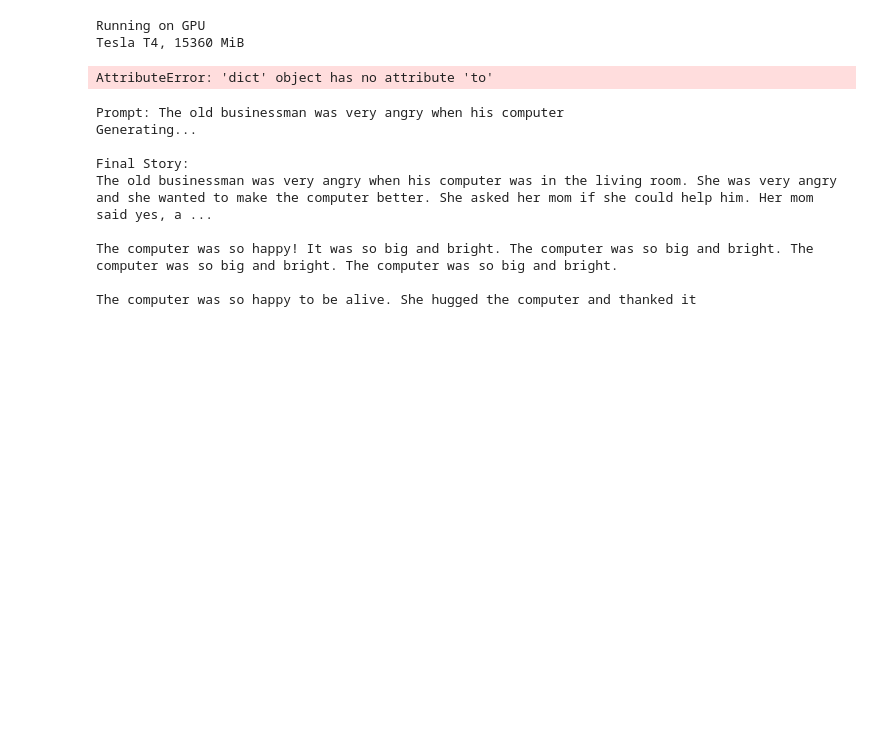
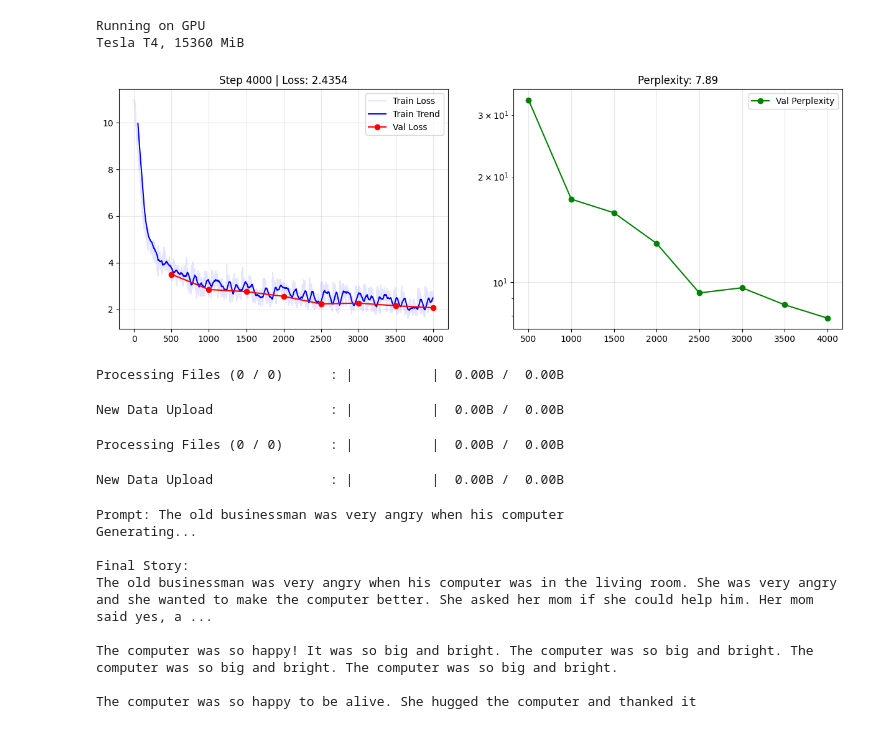
Before and after one commit to DennixAI/Papers-in-code, a Jupyter notebook: Gemma/colab_script.ipynb, the cells around one changed output. Cells and saved outputs as stored; diff of their text form; code cells hidden in the pictures; blank space fills up the shorter version.

Commit message:
fix dictionary bug + add metrics upload code + GPU warning

```diff
--- a/Gemma/colab_script.ipynb
+++ b/Gemma/colab_script.ipynb
@@ -284,17 +284,20 @@ def train():
     device = "cuda"
     torch.cuda.empty_cache()
 
+    # --- CONFIG & MODEL ---
     config = GemmaZeroConfig()
     model = GemmaZeroModel(config).to(device)
     model.gradient_checkpointing_enable()
 
+    # --- FILE SETUP ---
     FULL_CHECKPOINT_NAME = "full_checkpoint.pth"
     LIGHT_WEIGHTS_NAME = "pytorch_model.bin"
     LOSS_FILE = "loss.txt"
+    METRICS_FILE = "metrics.csv"
 
+    # --- HYPERPARAMS ---
     optimizer = bnb.optim.AdamW8bit(model.parameters(), lr=6e-4, weight_decay=0.01)
     scaler = GradScaler()
-
     BATCH_SIZE = 8
     ACCUM_STEPS = 4
     SEQ_LEN = 1024
@@ -302,14 +305,22 @@ def train():
 
     scheduler = get_cosine_schedule_with_warmup(optimizer, 100, TOTAL_STEPS // ACCUM_STEPS)
 
+    # --- TRACKERS ---
     start_step = 0
     loss_history = []
     val_loss_history = []
     val_ppl_history = []
     val_steps = []
 
+    # --- TOKENIZER SETUP ---
+    tokenizer = AutoTokenizer.from_pretrained("gpt2")
+    tokenizer.pad_token = tokenizer.eos_token
+    pad_token_id = tokenizer.eos_token_id
+
+    # --- RESUME LOGIC ---
     if not os.path.exists(FULL_CHECKPOINT_NAME) and HF_TOKEN and HF_TOKEN != "hf_...":
         try:
+            print(f"🔍 Checking HF for resume checkpoint...")
             checkpoint_path = hf_hub_download(repo_id=REPO_NAME, filename="latest_full_checkpoint.pth", token=HF_TOKEN)
             import shutil
             shutil.copy(checkpoint_path, FULL_CHECKPOINT_NAME)
@@ -317,12 +328,9 @@ def train():
 
     if os.path.exists(FULL_CHECKPOINT_NAME):
         checkpoint = torch.load(FULL_CHECKPOINT_NAME, map_location=device)
-
         state_dict = checkpoint['model_state_dict']
         new_state_dict = {k.replace("_orig_mod.", ""): v for k, v in state_dict.items()}
-
         model.load_state_dict(new_state_dict)
-
         optimizer.load_state_dict(checkpoint['optimizer_state_dict'])
         scheduler.load_state_dict(checkpoint['scheduler_state_dict'])
         scaler.load_state_dict(checkpoint['scaler_state_dict'])
@@ -333,17 +341,21 @@ def train():
         val_steps = checkpoint.get('val_steps', [])
         print(f"✅ Resumed at Step {start_step}")
 
-    # Temporary fix
-    #try: model = torch.compile(model)
-    #except: pass
+    # (torch.compile is disabled for T4 stability)
+    # try: model = torch.compile(model)
+    # except: pass
 
+    # --- DATALOADERS ---
+    # Training loader uses your custom TinyStoriesDataset class
     train_loader = DataLoader(TinyStoriesDataset(SEQ_LEN), batch_size=BATCH_SIZE)
+    data_iter = iter(train_loader)
+
+    # Validation uses raw streaming dataset
     val_ds = load_dataset("roneneldan/TinyStories", split="validation", streaming=True)
     val_loader = DataLoader(val_ds, batch_size=BATCH_SIZE)
 
-    data_iter = iter(train_loader)
-    pad_token_id = 50256
     model.train()
+    print("🚀 Training starting now...")
 
     for step in range(start_step, TOTAL_STEPS):
         try: inputs = next(data_iter).to(device)
@@ -352,7 +364,7 @@ def train():
         labels = inputs.clone()
         labels[labels == pad_token_id] = -100
 
-        # --- CRITICAL FIX: CHANGED TO float16 (T4 Support) ---
+        # float16 is required for T4 GPU
         with autocast(device_type='cuda', dtype=torch.float16):
             logits = model(inputs)
             loss = F.cross_entropy(logits[..., :-1, :].contiguous().view(-1, config.vocab_size), labels[..., 1:].contiguous().view(-1), ignore_index=-100)
@@ -370,70 +382,86 @@ def train():
             scheduler.step()
             optimizer.zero_grad(set_to_none=True)
 
-            # Validation and Plotting
+            # --- VALIDATION AND PLOTTING ---
             if (step + 1) % 500 == 0:
                 model.eval()
                 v_losses = []
                 v_iter = iter(val_loader)
-                for _ in range(10): # Run 10 batches for validation
+                for _ in range(10): # Evaluate on 10 batches
                     try:
-                        v_in = next(v_iter).to(device)
+                        raw_batch = next(v_iter)
+                        # TOKENIZE the dictionary text into tensors
+                        tokens = tokenizer(raw_batch['text'], max_length=SEQ_LEN, padding="max_length", truncation=True, return_tensors="pt")
+                        v_in = tokens.input_ids.to(device)
+
                         v_lab = v_in.clone()
                         v_lab[v_lab == pad_token_id] = -100
-                        with torch.no_grad(), autocast(device_type='cuda', dtype=torch.float16): # switch to float16
+                        with torch.no_grad(), autocast(device_type='cuda', dtype=torch.float16):
                             v_logits = model(v_in)
                             v_loss = F.cross_entropy(v_logits[..., :-1, :].contiguous().view(-1, config.vocab_size), v_lab[..., 1:].contiguous().view(-1), ignore_index=-100)
                             v_losses.append(v_loss.item())
                     except StopIteration: break
 
-                avg_v_loss = sum(v_losses)/len(v_losses)
-                val_loss_history.append(avg_v_loss)
-                val_ppl_history.append(math.exp(avg_v_loss))
-                val_steps.append(step + 1)
+                if len(v_losses) > 0:
+                    avg_v_loss = sum(v_losses)/len(v_losses)
+                    val_loss_history.append(avg_v_loss)
+                    val_ppl_history.append(math.exp(avg_v_loss))
+                    val_steps.append(step + 1)
                 model.train()
 
                 clear_output(wait=True)
                 fig, (ax1, ax2) = plt.subplots(1, 2, figsize=(15, 5))
-                ax1.plot(loss_history, color='blue', alpha=0.2, label='Train Loss')
+                ax1.plot(loss_history, color='blue', alpha=0.1, label='Train Loss')
                 if len(loss_history) > 50:
                     ma = [sum(loss_history[i-50:i])/50 for i in range(50, len(loss_history))]
                     ax1.plot(range(50, len(loss_history)), ma, color='blue', label='Train Trend')
                 ax1.plot(val_steps, val_loss_history, 'o-', color='red', label='Val Loss')
-                ax1.set_title(f"Loss | Step {step+1}: {actual_loss:.4f}")
-                ax1.legend(); ax1.grid(True, alpha=0.3)
+                ax1.set_title(f"Step {step+1} | Loss: {actual_loss:.4f}"); ax1.legend(); ax1.grid(True, alpha=0.3)
 
                 ax2.plot(val_steps, val_ppl_history, 'o-', color='green', label='Val Perplexity')
-                ax2.set_title(f"Perplexity: {val_ppl_history[-1]:.2f}")
+                if len(val_ppl_history) > 0:
+                    ax2.set_title(f"Perplexity: {val_ppl_history[-1]:.2f}")
                 ax2.set_yscale('log'); ax2.legend(); ax2.grid(True, alpha=0.3)
                 plt.show()
 
+        # --- SAVE AND UPLOAD ---
         if (step + 1) % 1000 == 0 and HF_TOKEN and HF_TOKEN != "hf_...":
             with open(LOSS_FILE, "w") as f:
                 for l in loss_history: f.write(f"{l}\n")
+
+            with open(METRICS_FILE, "w") as f:
+                f.write("step,val_loss,val_ppl\n")
+                for s, l, p in zip(val_steps, val_loss_history, val_ppl_history):
+                    f.write(f"{s},{l},{p}\n")
 
             torch.save(model.state_dict(), LIGHT_WEIGHTS_NAME)
             full_checkpoint = {
                 'model_state_dict': model.state_dict(),
                 'optimizer_state_dict': optimizer.state_dict(),
                 'scheduler_state_dict': scheduler.state_dict(),
                 'scaler_state_dict': scaler.state_dict(),
                 'step': step,
                 'loss_history': loss_history,
                 'val_loss_history': val_loss_history,
                 'val_ppl_history': val_ppl_history,
                 'val_steps': val_steps
             }
             torch.save(full_checkpoint, FULL_CHECKPOINT_NAME)
             try:
                 api.upload_file(path_or_fileobj=LIGHT_WEIGHTS_NAME, path_in_repo=f"checkpoint-{step+1}/pytorch_model.bin", repo_id=REPO_NAME)
                 api.upload_file(path_or_fileobj=FULL_CHECKPOINT_NAME, path_in_repo="latest_full_checkpoint.pth", repo_id=REPO_NAME)
                 api.upload_file(path_or_fileobj=LOSS_FILE, path_in_repo="loss_history.txt", repo_id=REPO_NAME)
+                api.upload_file(path_or_fileobj=METRICS_FILE, path_in_repo="validation_metrics.csv", repo_id=REPO_NAME)
             except Exception as e: print(f"❌ Upload Failed: {e}")
 
 if __name__ == "__main__":
     train()
 # %% [output]
+[figure, added]
-AttributeError: 'dict' object has no attribute 'to'
+Processing Files (0 / 0)      : |          |  0.00B /  0.00B
+New Data Upload               : |          |  0.00B /  0.00B
+Processing Files (0 / 0)      : |          |  0.00B /  0.00B
+New Data Upload               : |          |  0.00B /  0.00B
 # %%
 from transformers import AutoTokenizer
 import torch
```
Also changed, not shown: parts of 1 cell of this notebook.
